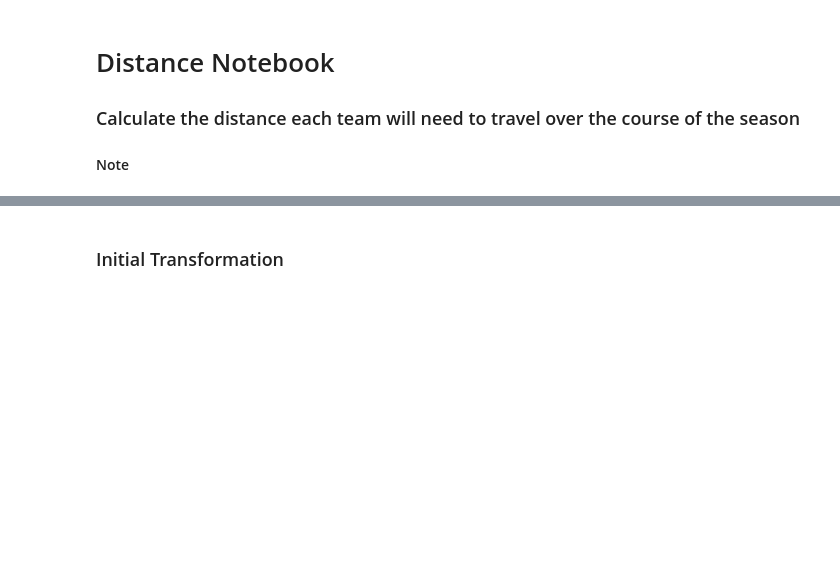
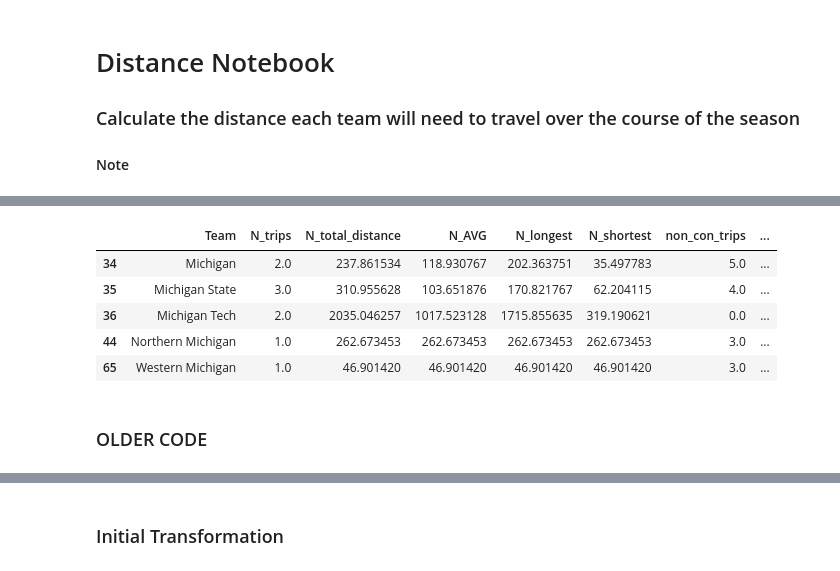
Before and after one commit to JSmith1826/college_hockey_2425, a Jupyter notebook: workbook/distance_traveled.ipynb, the cells around one changed output, grey strips where cells are left out. Cells and saved outputs as stored; diff of their text form; code cells hidden in the pictures; blank space fills up the shorter version.

Commit message:
team travel distance table working, almost in final form, started new notebook with that code for ease of use, going to rename it eventually and depreciate the original

```diff
--- a/workbook/distance_traveled.ipynb
+++ b/workbook/distance_traveled.ipynb
@@ -13,13 +13,16 @@ import geopy
 from geopy.distance import geodesic
 # %%
 ## Paths to source data
-# SCHEDULE FILE
+
 # schedule_path = os.path.join('..', 'data', 'schedule', '2024_current.csv')
-schedule_path = os.path.join('..', 'data', 'schedule', 'schedule_2024_current_sept_25.csv')
+schedule_path = os.path.join('..', 'data', 'schedule', 'CHN_Schedule_First Pass_v1.csv')
 schedule_data = pd.read_csv(schedule_path)
+raw_schedule_df = schedule_data.copy()
+
 # ARENA INFO FILE
 arena_path = os.path.join('..', 'data', 'arena_school_info.csv')
 arena_data = pd.read_csv(arena_path)
+arena_info_df = arena_data.copy()
 
 # NEUTRAL SITE ARENA INFORMATION FILE
 neutral_path = os.path.join('..', 'data', 'neutral_arenas_2024.csv')
@@ -32,0 +274,10 @@ neutral_arenas_df = pd.read_csv(neutral_path)
+# %%
+# Show only Michginan teams to quality check
+team_travel_summary_final_display[team_travel_summary_final_display['Team'].str.contains('Michigan')]
+# %% [output]
+|  | Team | N_trips | N_total_distance | N_AVG | N_longest | N_shortest | non_con_trips | ... |
+| 34 | Michigan | 2.0 | 237.861534 | 118.930767 | 202.363751 | 35.497783 | 5.0 | ... |
+| 35 | Michigan State | 3.0 | 310.955628 | 103.651876 | 170.821767 | 62.204115 | 4.0 | ... |
+| 36 | Michigan Tech | 2.0 | 2035.046257 | 1017.523128 | 1715.855635 | 319.190621 | 0.0 | ... |
+| 44 | Northern Michigan | 1.0 | 262.673453 | 262.673453 | 262.673453 | 262.673453 | 3.0 | ... |
+| 65 | Western Michigan | 1.0 | 46.901420 | 46.901420 | 46.901420 | 46.901420 | 3.0 | ... |
@@ -32,0 +290,2 @@ neutral_arenas_df = pd.read_csv(neutral_path)
+# %% [markdown]
+### OLDER CODE
```
Also changed, not shown: parts of 29 cells of this notebook, 6 other files.
